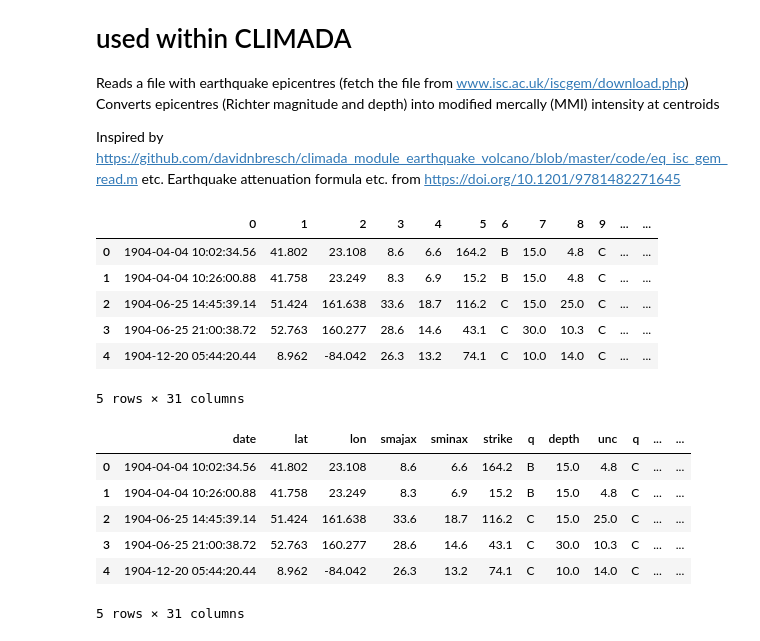
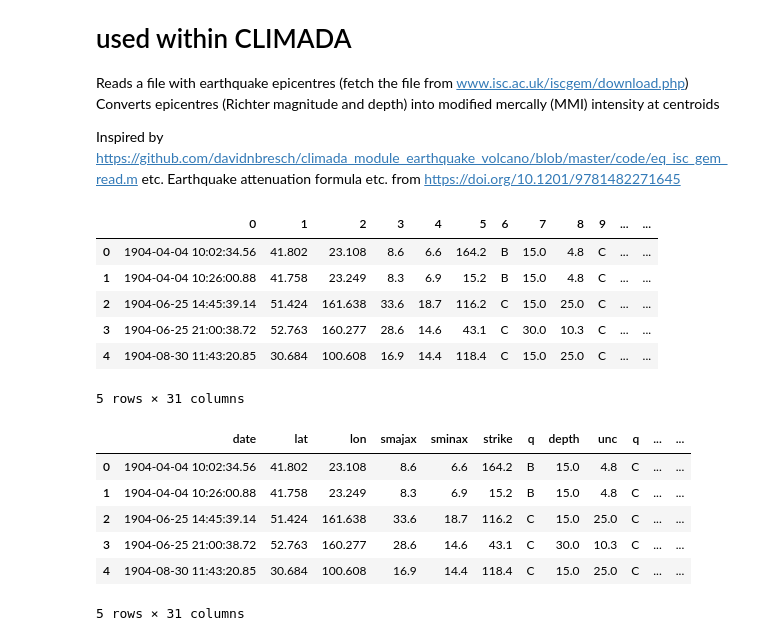
Before and after one commit to CLIMADA-project/climada_petals, a Jupyter notebook: doc/tutorial/climada_hazard_Earthquake.ipynb, the cells around one changed output. Drawn from its saved outputs; the diff is of its cells as text; code cells hidden in the pictures.

```diff
--- a/doc/tutorial/climada_hazard_Earthquake.ipynb
+++ b/doc/tutorial/climada_hazard_Earthquake.ipynb
@@ -8,23 +11,23 @@ Inspired by https://github.com/davidnbresch/climada_module_earthquake_volcano/bl
 # %%
 import pandas as pd
 from climada import CONFIG
 from pathlib import Path
 
-isc_gem_cat_file='/Users/ckropf/Documents/Climada/climada_petals/climada_petals/hazard/test/data/isc-gem-cat.csv'
+isc_gem_cat_file = Path('~/climada/data/hazard/earthquake/isc-gem-cat.csv')
 isc_gem_cat = pd.read_csv(isc_gem_cat_file, delimiter=' , ', comment='#', header=None, engine='python')
 isc_gem_cat.head()
 # %% [output]
 |  | 0 | 1 | 2 | 3 | 4 | 5 | 6 | 7 | 8 | 9 | ... | ... |
 | 0 | 1904-04-04 10:02:34.56 | 41.802 | 23.108 | 8.6 | 6.6 | 164.2 | B | 15.0 | 4.8 | C | ... | ... |
 | 1 | 1904-04-04 10:26:00.88 | 41.758 | 23.249 | 8.3 | 6.9 | 15.2 | B | 15.0 | 4.8 | C | ... | ... |
 | 2 | 1904-06-25 14:45:39.14 | 51.424 | 161.638 | 33.6 | 18.7 | 116.2 | C | 15.0 | 25.0 | C | ... | ... |
 | 3 | 1904-06-25 21:00:38.72 | 52.763 | 160.277 | 28.6 | 14.6 | 43.1 | C | 30.0 | 10.3 | C | ... | ... |
-| 4 | 1904-12-20 05:44:20.44 | 8.962 | -84.042 | 26.3 | 13.2 | 74.1 | C | 10.0 | 14.0 | C | ... | ... |
+| 4 | 1904-08-30 11:43:20.85 | 30.684 | 100.608 | 16.9 | 14.4 | 118.4 | C | 15.0 | 25.0 | C | ... | ... |
 5 rows × 31 columns
 # %%
 # the file's first rows are comment rows, the last of them is the 'header' row (containing the column names),
 # hence some parsing is required
-with open(isc_gem_cat_file) as fl:
+with open(isc_gem_cat_file.expanduser()) as fl:
     for ln in fl.readlines():
         if ln[0] != '#': break
         pr = ln
@@ -36,7 +39,7 @@ isc_gem_cat.head()
 | 1 | 1904-04-04 10:26:00.88 | 41.758 | 23.249 | 8.3 | 6.9 | 15.2 | B | 15.0 | 4.8 | C | ... | ... |
 | 2 | 1904-06-25 14:45:39.14 | 51.424 | 161.638 | 33.6 | 18.7 | 116.2 | C | 15.0 | 25.0 | C | ... | ... |
 | 3 | 1904-06-25 21:00:38.72 | 52.763 | 160.277 | 28.6 | 14.6 | 43.1 | C | 30.0 | 10.3 | C | ... | ... |
-| 4 | 1904-12-20 05:44:20.44 | 8.962 | -84.042 | 26.3 | 13.2 | 74.1 | C | 10.0 | 14.0 | C | ... | ... |
+| 4 | 1904-08-30 11:43:20.85 | 30.684 | 100.608 | 16.9 | 14.4 | 118.4 | C | 15.0 | 25.0 | C | ... | ... |
 5 rows × 31 columns
 # %%
 isc_gem_cat.plot.scatter(x='lon',y='lat',title='ISC GEM epicentres')
```
Also changed, not shown: parts of 17 cells of this notebook.
